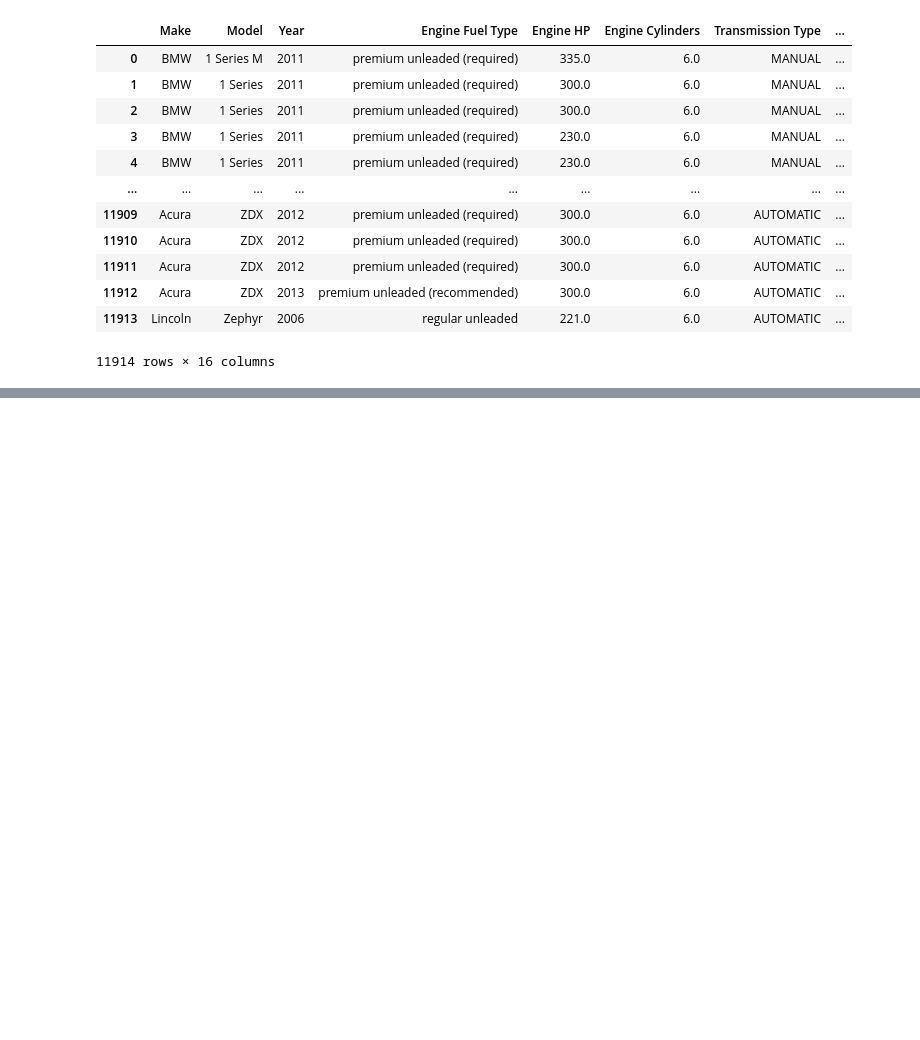
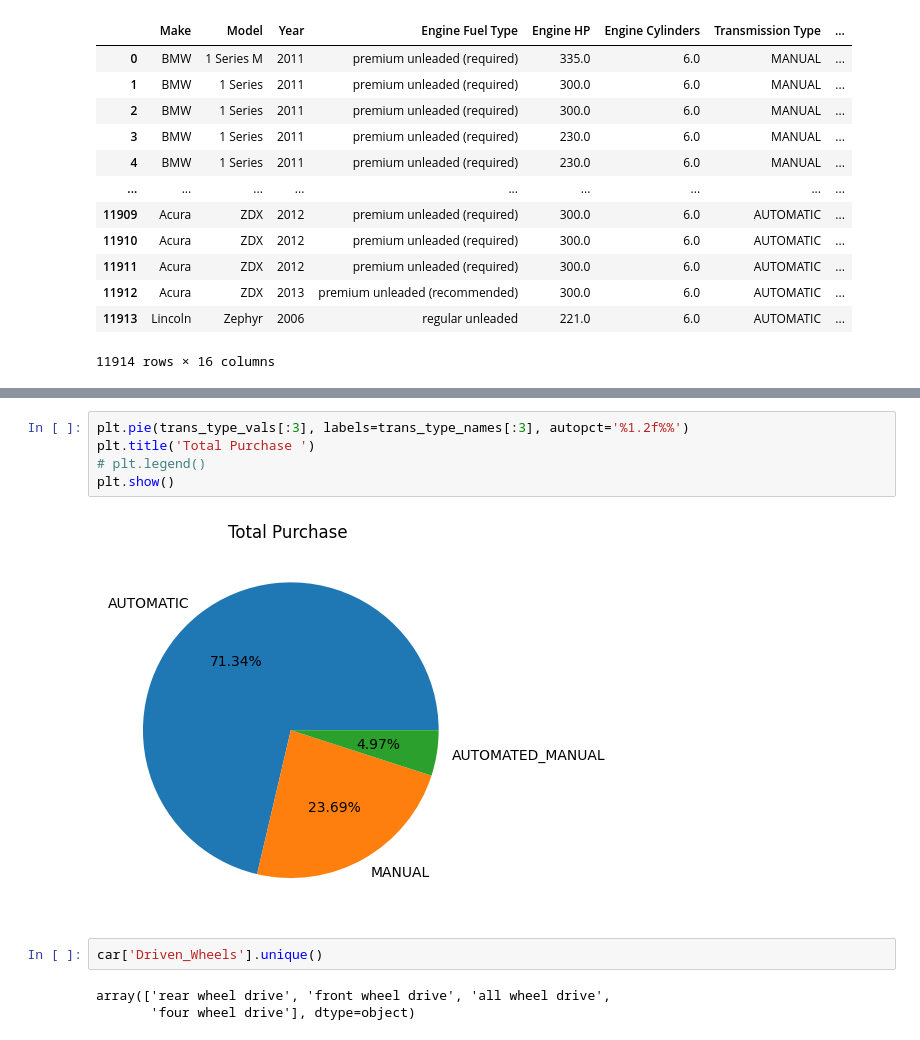
Before and after one commit to ShraddhaPatel17/Data_Science, a Jupyter notebook: Data Analysis/Assignment/Data Analysis Assignment.ipynb, the cells around one changed output, grey strips where cells are left out. Saved outputs shown, nothing was run; the diff lists cells and outputs as text; blank space fills up the shorter version.

```diff
--- a/Data Analysis/Assignment/Data Analysis Assignment.ipynb
+++ b/Data Analysis/Assignment/Data Analysis Assignment.ipynb
@@ -92,0 +141,12 @@ sns.heatmap(df.isnull(),yticklabels=False,cbar=False)
+# %%
+plt.pie(trans_type_vals[:3], labels=trans_type_names[:3], autopct='%1.2f%%')
+plt.title('Total Purchase ')
+# plt.legend()
+plt.show()
+# %% [output]
+[figure, added]
+# %%
+car['Driven_Wheels'].unique()
+# %% [output]
+array(['rear wheel drive', 'front wheel drive', 'all wheel drive',
+       'four wheel drive'], dtype=object)
```
Also changed, not shown: parts of 12 cells of this notebook, 3 other files.
